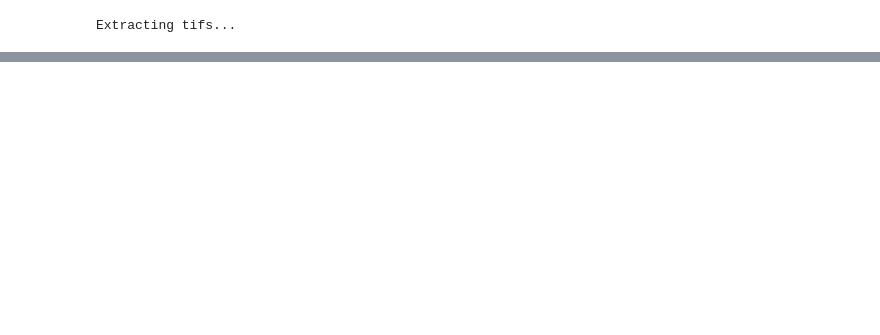
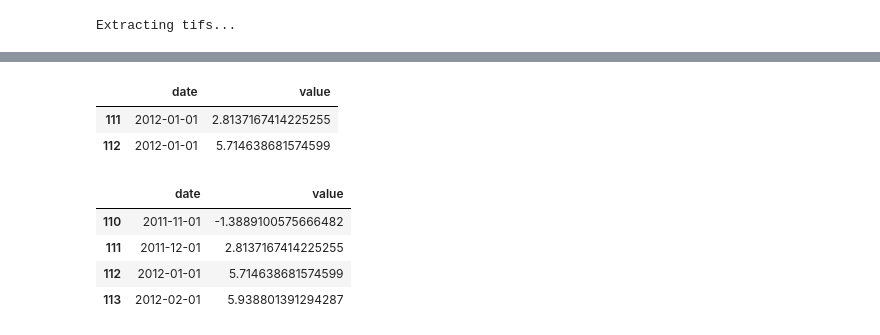
Before and after one commit to radekszostak/grace-pl, a Jupyter notebook: grace_process.ipynb, the cells around one changed output, grey strips where cells are left out. Cells and saved outputs as stored; diff of their text form; code cells hidden in the pictures; blank space fills up the shorter version.

```diff
--- a/grace_process.ipynb
+++ b/grace_process.ipynb
@@ -30,0 +112,14 @@ lwe.plot()
+# %%
+ddf.loc[ddf["date"] == "2012-01-01"]
+# %% [output]
+|  | date | value |
+| 111 | 2012-01-01 | 2.8137167414225255 |
+| 112 | 2012-01-01 | 5.714638681574599 |
+# %%
+ddf.iloc[110:114]
+# %% [output]
+|  | date | value |
+| 110 | 2011-11-01 | -1.3889100575666482 |
+| 111 | 2011-12-01 | 2.8137167414225255 |
+| 112 | 2012-01-01 | 5.714638681574599 |
+| 113 | 2012-02-01 | 5.938801391294287 |
```
Also changed, not shown: parts of 13 cells of this notebook, 7 other files.
